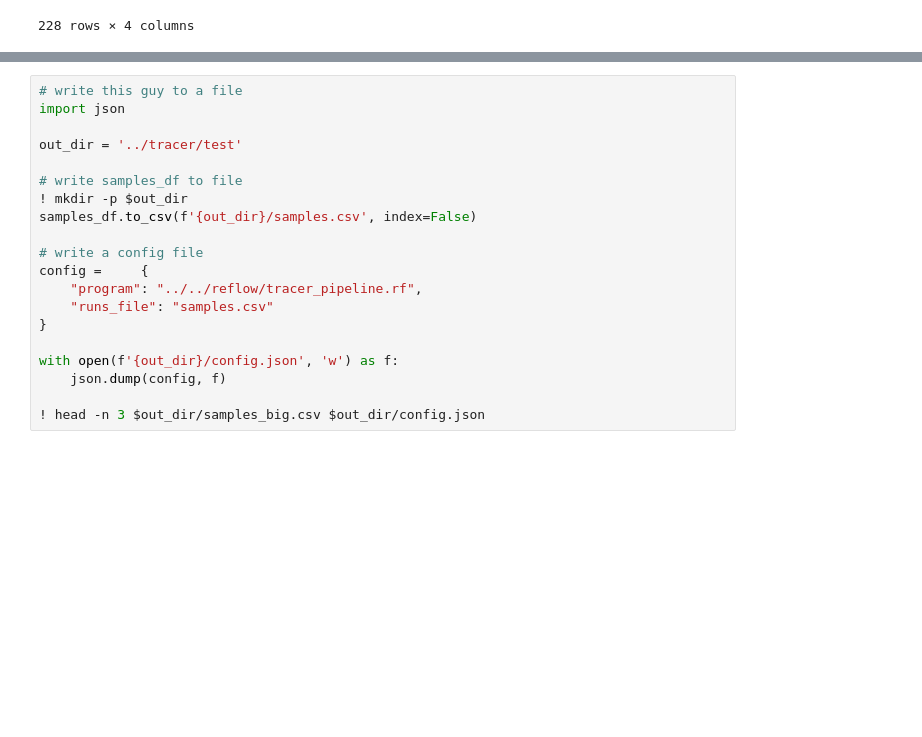
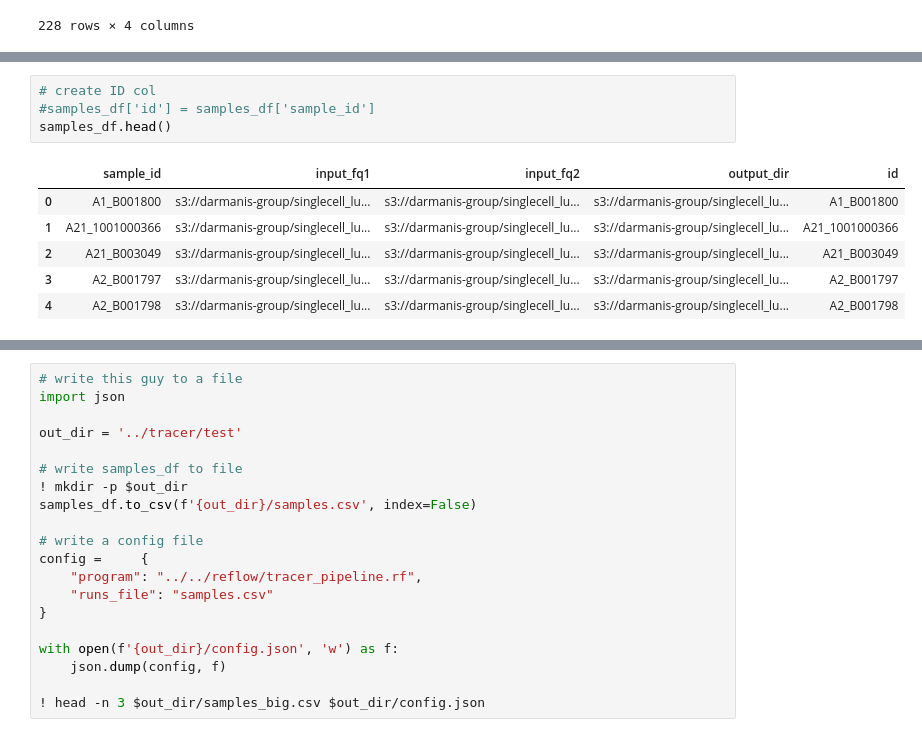
Before and after one commit to czbiohub/TCR_assembly_pipeline, a Jupyter notebook: py_notebooks/create_runbatch_config.ipynb, the cells around one changed output, grey strips where cells are left out. Drawn from its saved outputs; the diff is of its cells as text; blank space fills up the shorter version.

```diff
--- a/py_notebooks/create_runbatch_config.ipynb
+++ b/py_notebooks/create_runbatch_config.ipynb
@@ -226,0 +235,11 @@ samples_df.columns = ['sample_id','input_fq1','input_fq2']
+# %%
+# create ID col
+#samples_df['id'] = samples_df['sample_id']
+samples_df.head()
+# %% [output]
+|  | sample_id | input_fq1 | input_fq2 | output_dir | id |
+| 0 | A1_B001800 | s3://darmanis-group/singlecell_lu... | s3://darmanis-group/singlecell_lu... | s3://darmanis-group/singlecell_lu... | A1_B001800 |
+| 1 | A21_1001000366 | s3://darmanis-group/singlecell_lu... | s3://darmanis-group/singlecell_lu... | s3://darmanis-group/singlecell_lu... | A21_1001000366 |
+| 2 | A21_B003049 | s3://darmanis-group/singlecell_lu... | s3://darmanis-group/singlecell_lu... | s3://darmanis-group/singlecell_lu... | A21_B003049 |
+| 3 | A2_B001797 | s3://darmanis-group/singlecell_lu... | s3://darmanis-group/singlecell_lu... | s3://darmanis-group/singlecell_lu... | A2_B001797 |
+| 4 | A2_B001798 | s3://darmanis-group/singlecell_lu... | s3://darmanis-group/singlecell_lu... | s3://darmanis-group/singlecell_lu... | A2_B001798 |
```
Also changed, not shown: parts of 6 cells of this notebook, 30 other files.
